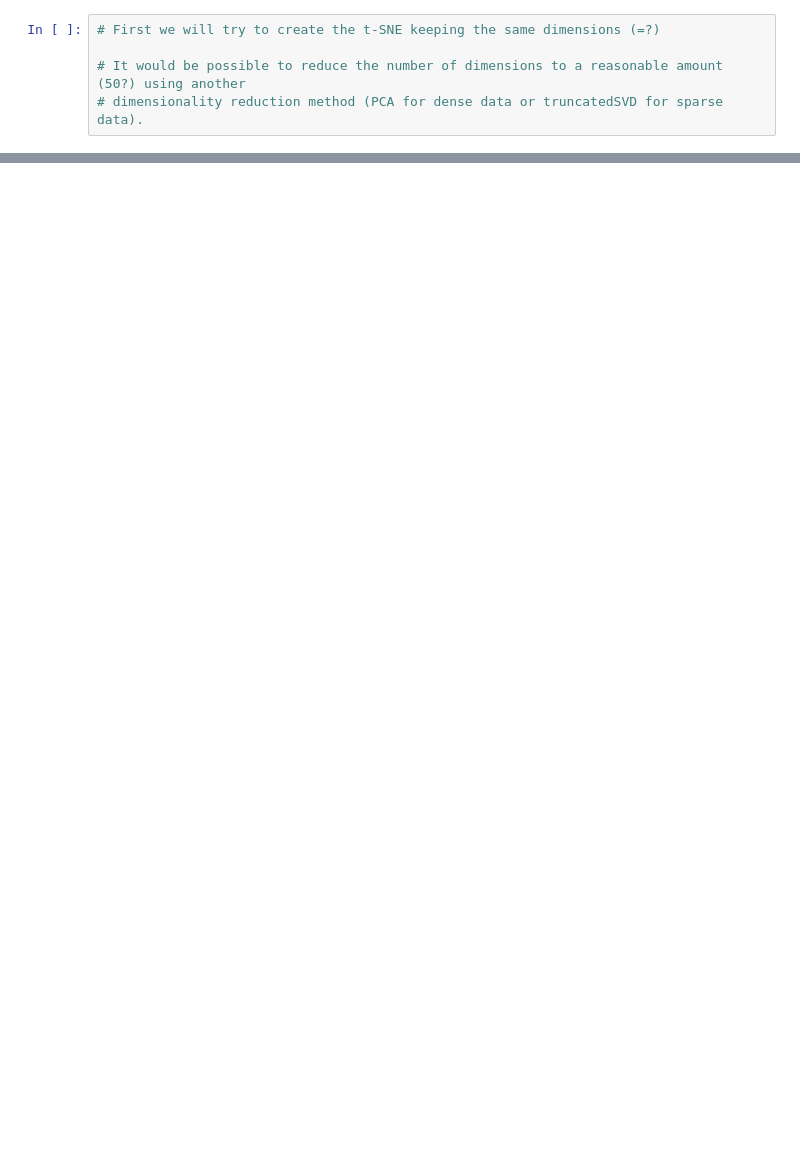
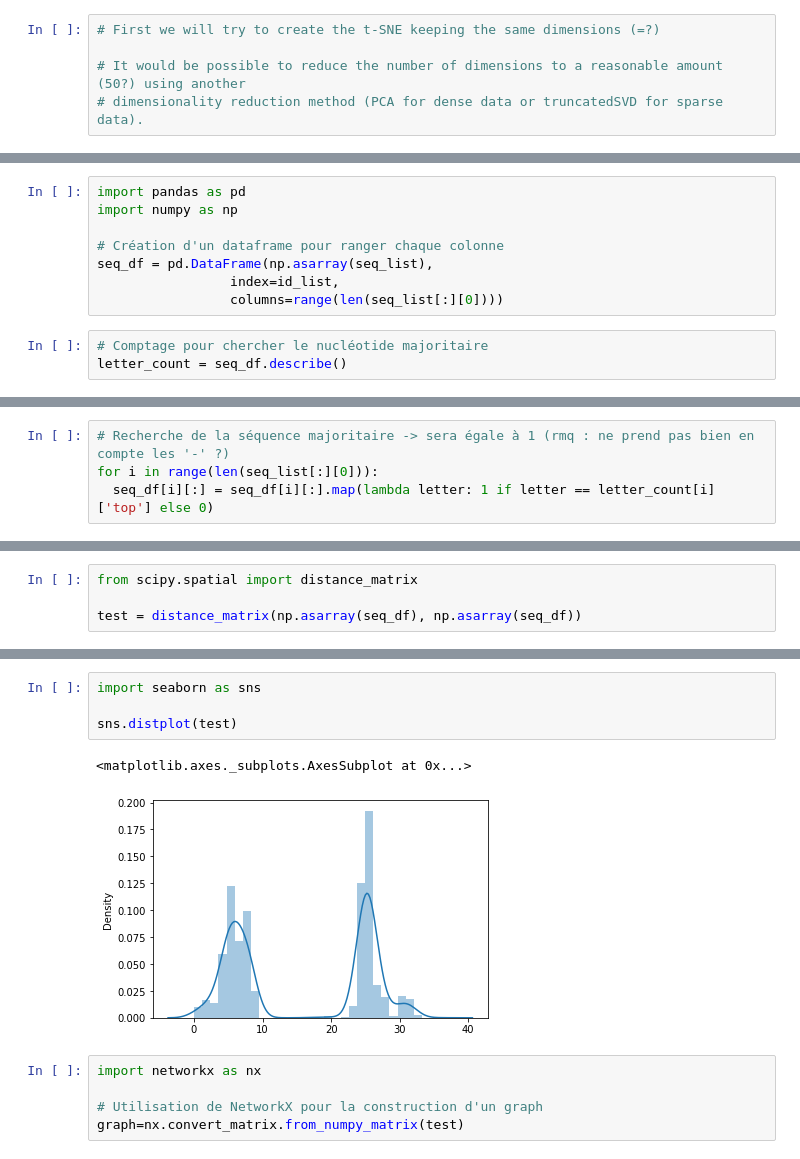
Before and after one commit to valentinbaloche/long_project, a Jupyter notebook: long_project.ipynb, the cells around one changed output, grey strips where cells are left out. Saved outputs shown, nothing was run; the diff lists cells and outputs as text; blank space fills up the shorter version.

```diff
--- a/long_project.ipynb
+++ b/long_project.ipynb
@@ -54,0 +260,11 @@ test = TSNE(n_components=2,
+# %%
+import pandas as pd
+import numpy as np
+
+# Création d'un dataframe pour ranger chaque colonne
+seq_df = pd.DataFrame(np.asarray(seq_list),
+                 index=id_list,
+                 columns=range(len(seq_list[:][0])))
+# %%
+# Comptage pour chercher le nucléotide majoritaire
+letter_count = seq_df.describe()
@@ -54,0 +290,4 @@ test = TSNE(n_components=2,
+# %%
+# Recherche de la séquence majoritaire -> sera égale à 1 (rmq : ne prend pas bien en compte les '-' ?)
+for i in range(len(seq_list[:][0])):
+  seq_df[i][:] = seq_df[i][:].map(lambda letter: 1 if letter == letter_count[i]['top'] else 0)
@@ -54,0 +309,4 @@ test = TSNE(n_components=2,
+# %%
+from scipy.spatial import distance_matrix
+
+test = distance_matrix(np.asarray(seq_df), np.asarray(seq_df))
@@ -54,0 +329,12 @@ test = TSNE(n_components=2,
+# %%
+import seaborn as sns
+
+sns.distplot(test)
+# %% [output]
+<matplotlib.axes._subplots.AxesSubplot at 0x...>
+[figure, added]
+# %%
+import networkx as nx
+
+# Utilisation de NetworkX pour la construction d'un graph
+graph=nx.convert_matrix.from_numpy_matrix(test)
```
Also changed, not shown: parts of 51 cells of this notebook.
